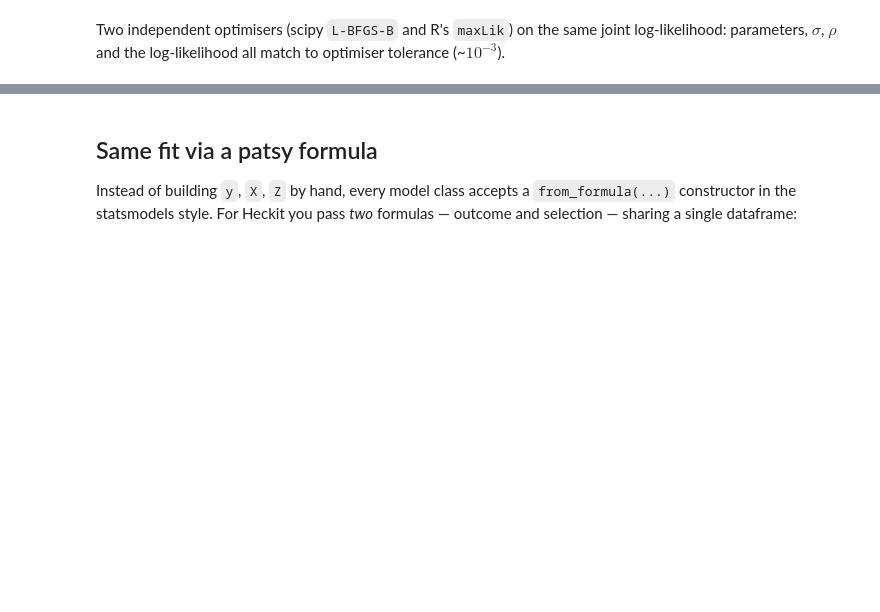
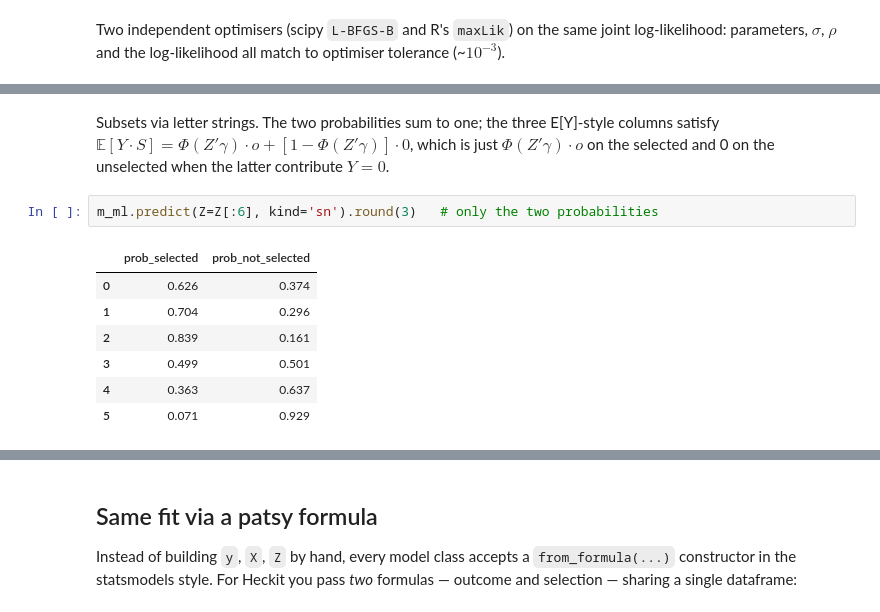
Before and after one commit to Ramis-Paygin/censored-truncated-regression, a Jupyter notebook: examples/06_heckit.ipynb, the cells around one changed output, grey strips where cells are left out. Drawn from its saved outputs; the diff is of its cells as text; blank space fills up the shorter version.

```diff
--- a/examples/06_heckit.ipynb
+++ b/examples/06_heckit.ipynb
@@ -273,0 +280,12 @@ preds.round(3)
+# %% [markdown]
+Subsets via letter strings. The two probabilities sum to one; the three E[Y]-style columns satisfy $\mathbb E[Y\cdot S] = \Phi(Z'\gamma) \cdot o + [1-\Phi(Z'\gamma)] \cdot 0$, which is just $\Phi(Z'\gamma) \cdot o$ on the selected and 0 on the unselected when the latter contribute $Y = 0$.
+# %%
+m_ml.predict(Z=Z[:6], kind='sn').round(3)   # only the two probabilities
+# %% [output]
+|  | prob_selected | prob_not_selected |
+| 0 | 0.626 | 0.374 |
+| 1 | 0.704 | 0.296 |
+| 2 | 0.839 | 0.161 |
+| 3 | 0.499 | 0.501 |
+| 4 | 0.363 | 0.637 |
+| 5 | 0.071 | 0.929 |
```
Also changed, not shown: parts of 5 cells of this notebook, 13 other files.
